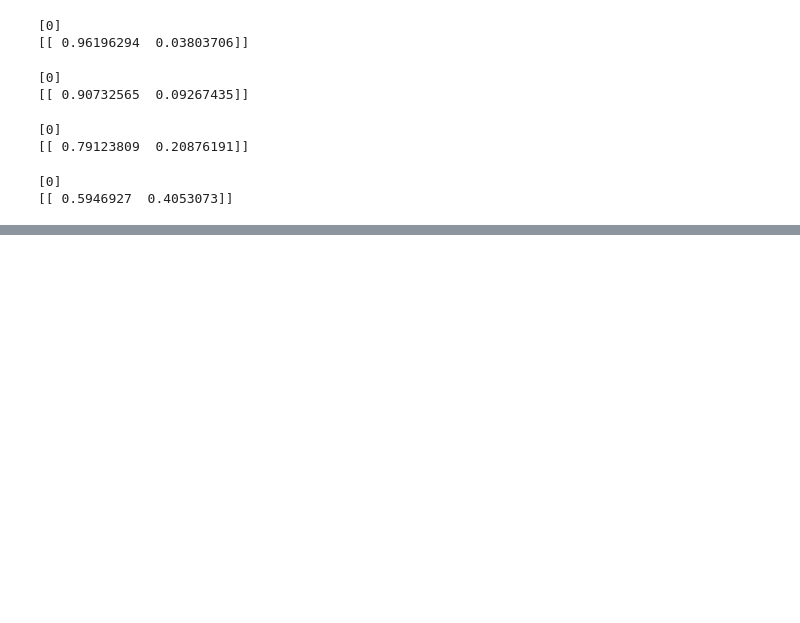
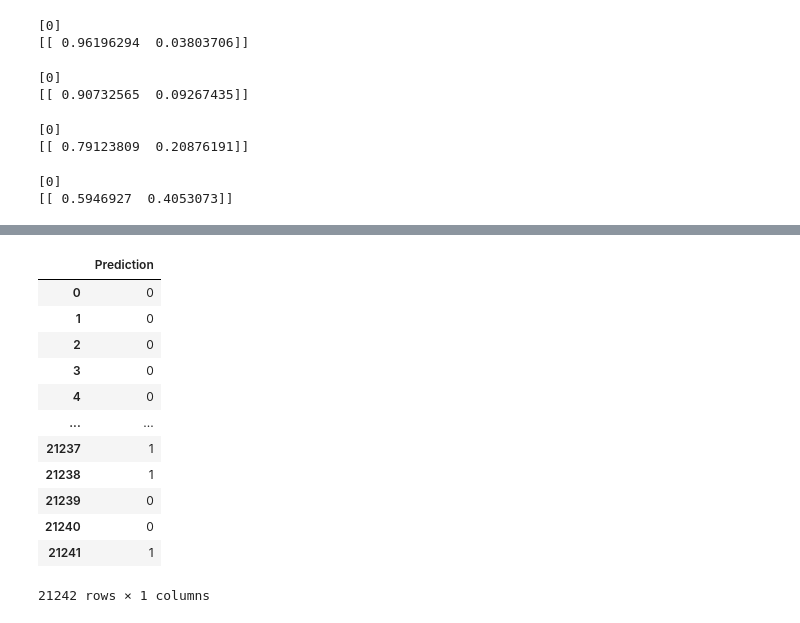
Before and after one commit to awburke/DS-SF-27, a Jupyter notebook: final-project/Final Project Files/Code/Final_Project_notebook.ipynb, the cells around one changed output, grey strips where cells are left out. Drawn from its saved outputs; the diff is of its cells as text; code cells hidden in the pictures; blank space fills up the shorter version.

```diff
--- a/final-project/Final Project Files/Code/Final_Project_notebook.ipynb
+++ b/final-project/Final Project Files/Code/Final_Project_notebook.ipynb
@@ -632,0 +647,19 @@ print model.predict_proba(predict_5)
+# %%
+predict_df = pd.DataFrame(model.predict(X))
+predict_df.rename(columns = {0: 'Prediction'}, inplace = True)
+
+predict_df
+# %% [output]
+|  | Prediction |
+| 0 | 0 |
+| 1 | 0 |
+| 2 | 0 |
+| 3 | 0 |
+| 4 | 0 |
+| ... | ... |
+| 21237 | 1 |
+| 21238 | 1 |
+| 21239 | 0 |
+| 21240 | 0 |
+| 21241 | 1 |
+21242 rows × 1 columns
```
Also changed, not shown: parts of 5 cells of this notebook.
